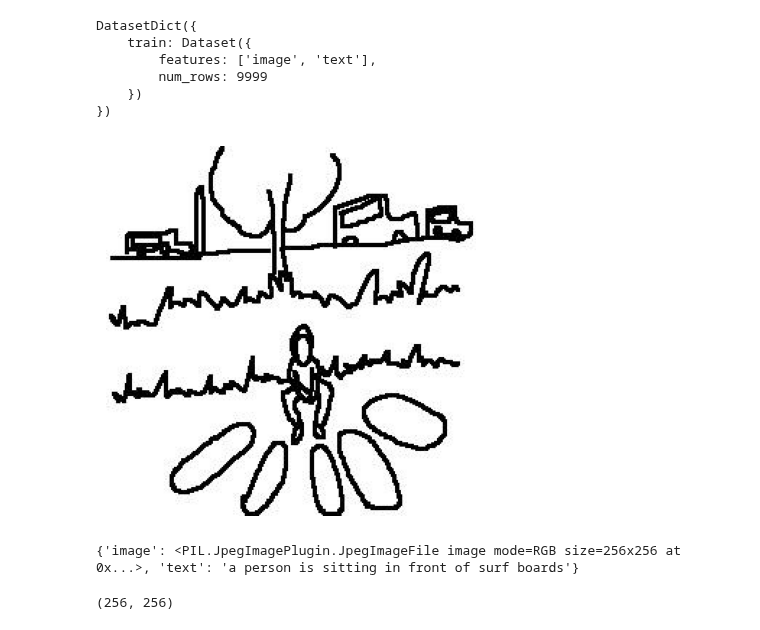
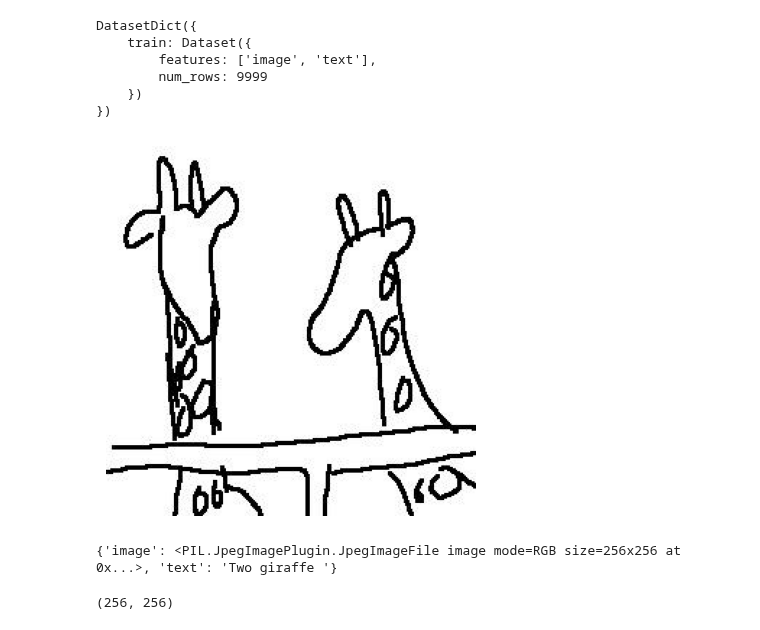
Before and after one commit to dhyutin/Diffusion-from-scratch, a Jupyter notebook: ddpm.ipynb, the cells around one changed output. Saved outputs shown, nothing was run; the diff lists cells and outputs as text; code cells hidden in the pictures.

```diff
--- a/ddpm.ipynb
+++ b/ddpm.ipynb
@@ -23,17 +23,17 @@ DatasetDict({
 # %%
 from PIL import Image
 import matplotlib.pyplot as plt
-sample = ds['train'][55]
+sample = ds['train'][50]
 img = sample["image"]
 
 plt.imshow(img)
 plt.axis("off")
 plt.show()
 
 print(sample)
 # %% [output]
-[figure, old version]
+[figure, new version]
-{'image': <PIL.JpegImagePlugin.JpegImageFile image mode=RGB size=256x256 at 0x...>, 'text': 'a person is sitting in front of surf boards'}
+{'image': <PIL.JpegImagePlugin.JpegImageFile image mode=RGB size=256x256 at 0x...>, 'text': 'Two giraffe '}
 # %%
 img.size
 # %% [output]
```
Also changed, not shown: parts of 6 cells of this notebook.
